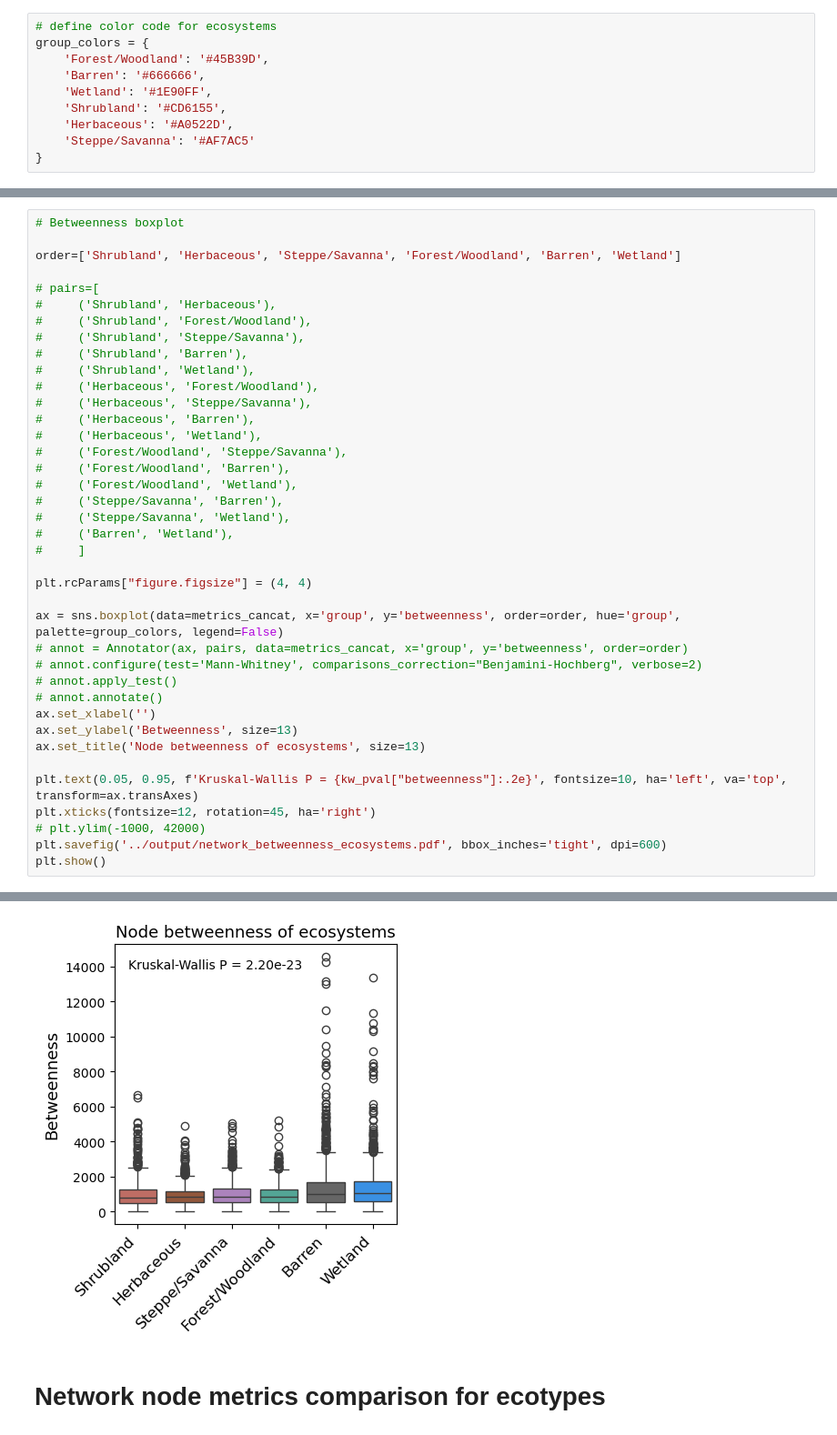
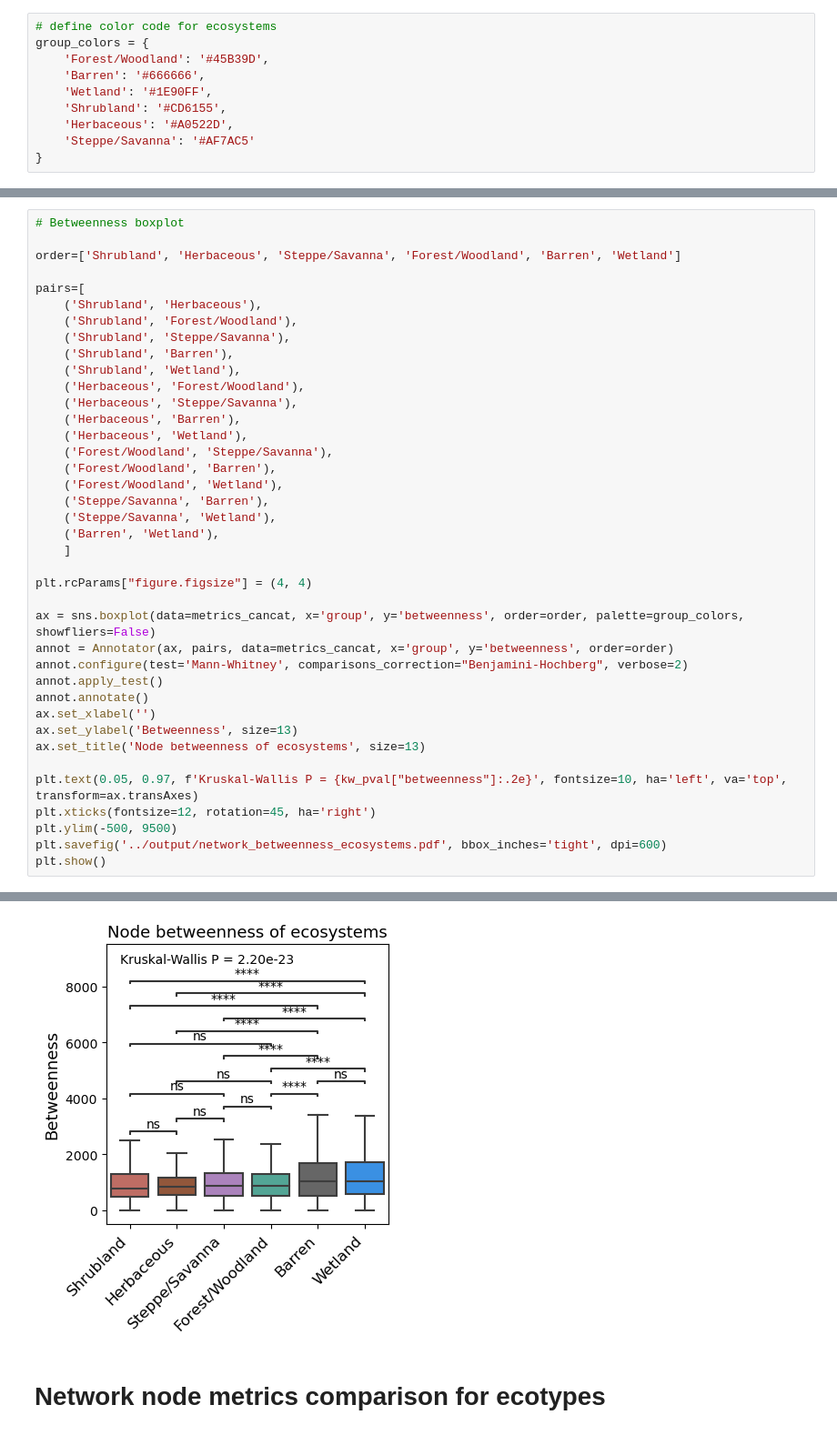
Before and after one commit to leaph-lab/USsoil16S_MS, a Jupyter notebook: 3B_Network_Metrics/code/3B_Network_Metrics.ipynb, the cells around one changed output, grey strips where cells are left out. Shown: that part at 91% size. Saved outputs shown, nothing was run; the diff lists cells and outputs as text.

```diff
--- a/3B_Network_Metrics/code/3B_Network_Metrics.ipynb
+++ b/3B_Network_Metrics/code/3B_Network_Metrics.ipynb
@@ -346,38 +394,38 @@ plt.show()
 
 order=['Shrubland', 'Herbaceous', 'Steppe/Savanna', 'Forest/Woodland', 'Barren', 'Wetland']
 
-# pairs=[
-#     ('Shrubland', 'Herbaceous'),
-#     ('Shrubland', 'Forest/Woodland'),
-#     ('Shrubland', 'Steppe/Savanna'),
-#     ('Shrubland', 'Barren'),
-#     ('Shrubland', 'Wetland'),
-#     ('Herbaceous', 'Forest/Woodland'),
-#     ('Herbaceous', 'Steppe/Savanna'),
-#     ('Herbaceous', 'Barren'),
-#     ('Herbaceous', 'Wetland'),
-#     ('Forest/Woodland', 'Steppe/Savanna'),
-#     ('Forest/Woodland', 'Barren'),
-#     ('Forest/Woodland', 'Wetland'),
-#     ('Steppe/Savanna', 'Barren'),
-#     ('Steppe/Savanna', 'Wetland'),
-#     ('Barren', 'Wetland'),
-#     ]
+pairs=[
+    ('Shrubland', 'Herbaceous'),
+    ('Shrubland', 'Forest/Woodland'),
+    ('Shrubland', 'Steppe/Savanna'),
+    ('Shrubland', 'Barren'),
+    ('Shrubland', 'Wetland'),
+    ('Herbaceous', 'Forest/Woodland'),
+    ('Herbaceous', 'Steppe/Savanna'),
+    ('Herbaceous', 'Barren'),
+    ('Herbaceous', 'Wetland'),
+    ('Forest/Woodland', 'Steppe/Savanna'),
+    ('Forest/Woodland', 'Barren'),
+    ('Forest/Woodland', 'Wetland'),
+    ('Steppe/Savanna', 'Barren'),
+    ('Steppe/Savanna', 'Wetland'),
+    ('Barren', 'Wetland'),
+    ]
 
 plt.rcParams["figure.figsize"] = (4, 4)
 
-ax = sns.boxplot(data=metrics_cancat, x='group', y='betweenness', order=order, hue='group', palette=group_colors, legend=False)
-# annot = Annotator(ax, pairs, data=metrics_cancat, x='group', y='betweenness', order=order)
-# annot.configure(test='Mann-Whitney', comparisons_correction="Benjamini-Hochberg", verbose=2)
-# annot.apply_test()
-# annot.annotate()
+ax = sns.boxplot(data=metrics_cancat, x='group', y='betweenness', order=order, palette=group_colors, showfliers=False)
+annot = Annotator(ax, pairs, data=metrics_cancat, x='group', y='betweenness', order=order)
+annot.configure(test='Mann-Whitney', comparisons_correction="Benjamini-Hochberg", verbose=2)
+annot.apply_test()
+annot.annotate()
 ax.set_xlabel('')
 ax.set_ylabel('Betweenness', size=13)
 ax.set_title('Node betweenness of ecosystems', size=13)
 
-plt.text(0.05, 0.95, f'Kruskal-Wallis P = {kw_pval["betweenness"]:.2e}', fontsize=10, ha='left', va='top', transform=ax.transAxes)
+plt.text(0.05, 0.97, f'Kruskal-Wallis P = {kw_pval["betweenness"]:.2e}', fontsize=10, ha='left', va='top', transform=ax.transAxes)
 plt.xticks(fontsize=12, rotation=45, ha='right')
-# plt.ylim(-1000, 42000)
+plt.ylim(-500, 9500)
 plt.savefig('../output/network_betweenness_ecosystems.pdf', bbox_inches='tight', dpi=600)
 plt.show()
 # %% [output]
@@ -384,4 +449,4 @@ plt.show()
-[figure, old version]
+[figure, new version]
 # %% [markdown]
 # Network node metrics comparison for ecotypes
 # %%
```
Also changed, not shown: parts of 7 cells of this notebook, 6 other files.
